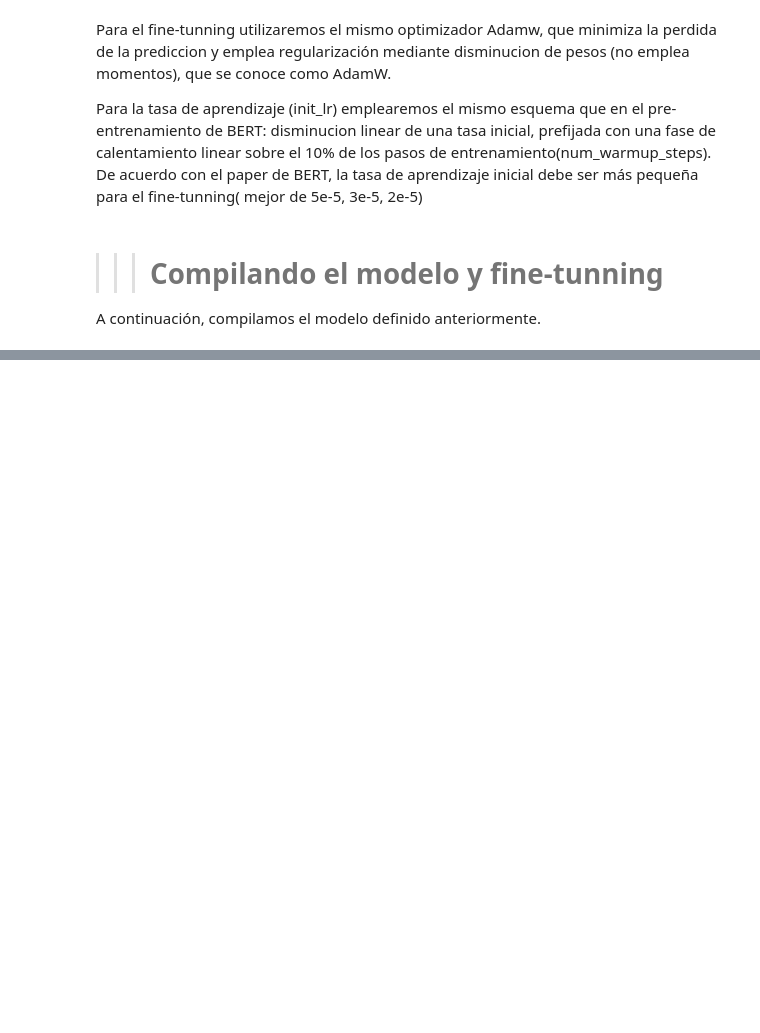
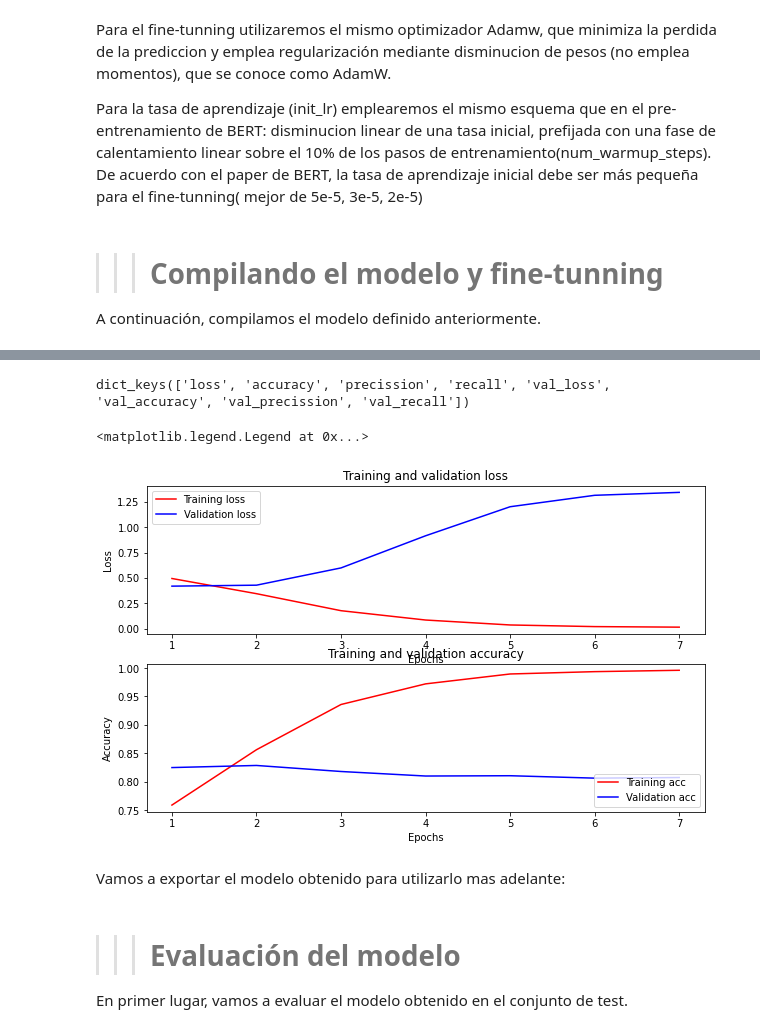
Before and after one commit to DiegoBores/Clickbait-detector, a Jupyter notebook: Detector_de_Clickbait.ipynb, the cells around one changed output, grey strips where cells are left out. Saved outputs shown, nothing was run; the diff lists cells and outputs as text; code cells hidden in the pictures; blank space fills up the shorter version.

```diff
--- a/Detector_de_Clickbait.ipynb
+++ b/Detector_de_Clickbait.ipynb
@@ -265,7 +309,7 @@ Para el fine-tunning utilizaremos el mismo optimizador Adamw, que minimiza la pe
 
 Para la tasa de aprendizaje (init_lr) emplearemos el mismo esquema que en el pre-entrenamiento de BERT: disminucion linear de una tasa inicial, prefijada con una fase de calentamiento linear sobre el 10% de los pasos de entrenamiento(num_warmup_steps). De acuerdo con el paper de BERT, la tasa de aprendizaje inicial debe ser más pequeña para el fine-tunning( mejor de 5e-5, 3e-5, 2e-5)
 # %%
-epochs = 10 #numero de epochs inicialmente 1
+epochs = 7 #numero de epochs inicialmente 1
 batch_size=32 #tamaño de batch
 steps_per_epoch = len(X_train)/batch_size #Definimos el número de pasos
 num_train_steps = steps_per_epoch * epochs #Numero de pasos de entrenamiento
@@ -290,0 +335,5 @@ Y realizamos el fine-tunning. Por limitaciones computacionales y de tiempo, redu
+# %%
+smallBERT_history = smallBERT_classifier_model.fit(X_train,y_train,
+                                                   validation_data=(X_val, y_val),
+                                                   batch_size=batch_size,
+                                                   epochs=epochs)
@@ -290,0 +390,36 @@ Y realizamos el fine-tunning. Por limitaciones computacionales y de tiempo, redu
+# %%
+history_dict = smallBERT_history.history
+print(history_dict.keys())
+
+smallBERT_acc = history_dict['accuracy']
+smallBERT_val_acc = history_dict['val_accuracy']
+smallBERT_loss = history_dict['loss']
+smallBERT_val_loss = history_dict['val_loss']
+
+epochs = range(1, len(smallBERT_acc) +1)
+fig = plt.figure(figsize = (10,6))
+fig.tight_layout()
+
+plt.subplot(2, 1, 1)
+# r is for "solid red line"
+plt.plot(epochs, smallBERT_loss, 'r', label='Training loss')
+# b is for "solid blue line"
+plt.plot(epochs, smallBERT_val_loss, 'b', label='Validation loss')
+plt.title('Training and validation loss')
+plt.xlabel('Epochs')
+plt.ylabel('Loss')
+plt.legend()
+
+plt.subplot(2, 1, 2)
+plt.plot(epochs, smallBERT_acc, 'r', label='Training acc')
+plt.plot(epochs, smallBERT_val_acc, 'b', label='Validation acc')
+plt.title('Training and validation accuracy')
+plt.xlabel('Epochs')
+plt.ylabel('Accuracy')
+plt.legend(loc='lower right')
+# %% [output]
+dict_keys(['loss', 'accuracy', 'precission', 'recall', 'val_loss', 'val_accuracy', 'val_precission', 'val_recall'])
+<matplotlib.legend.Legend at 0x...>
+[figure, added]
+# %% [markdown]
+Vamos a exportar el modelo obtenido para utilizarlo mas adelante:
@@ -290,0 +430,4 @@ Y realizamos el fine-tunning. Por limitaciones computacionales y de tiempo, redu
+# %% [markdown]
+> > > # Evaluación del modelo
+
+En primer lugar, vamos a evaluar el modelo obtenido en el conjunto de test.
```
Also changed, not shown: parts of 31 cells of this notebook.
